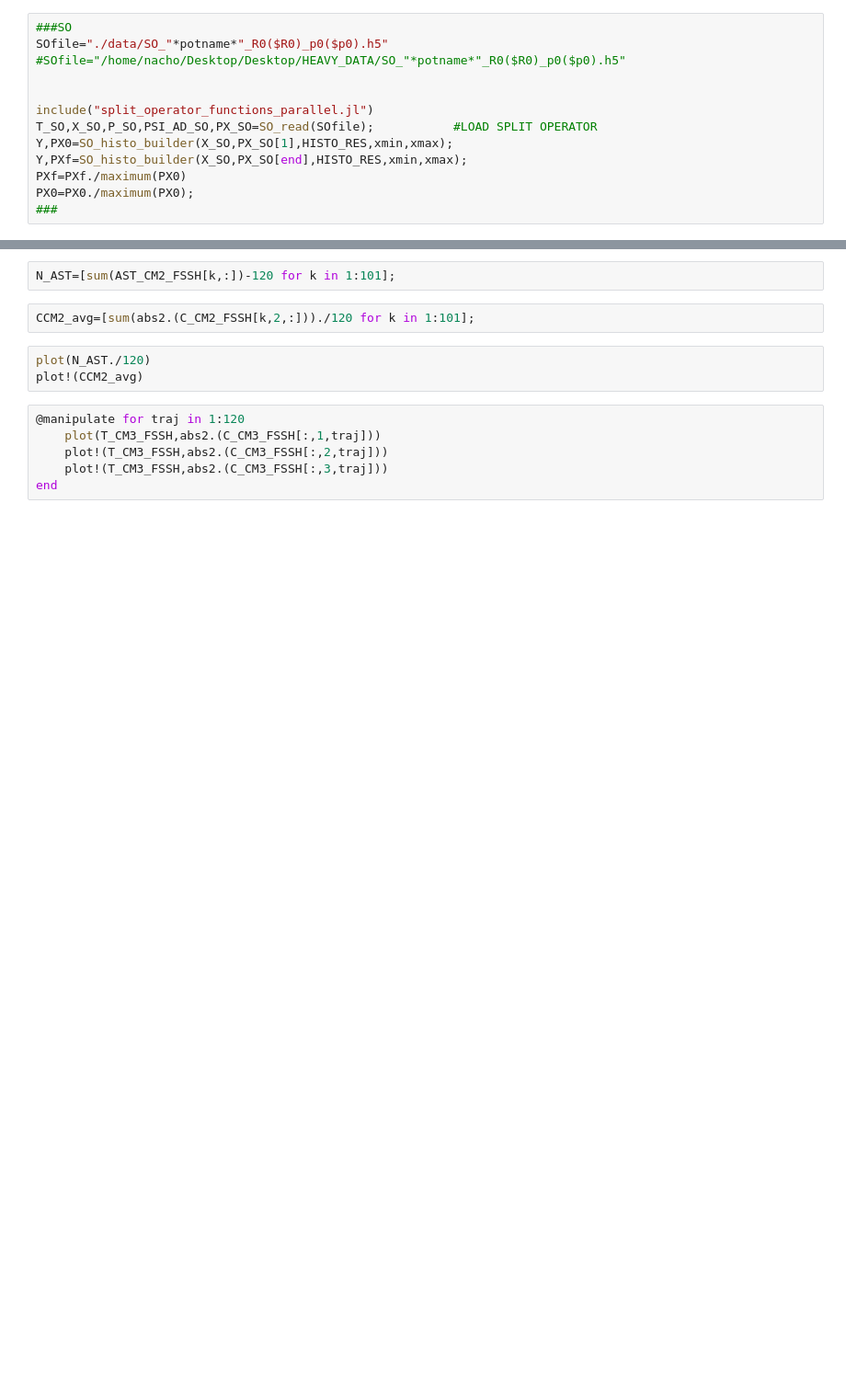
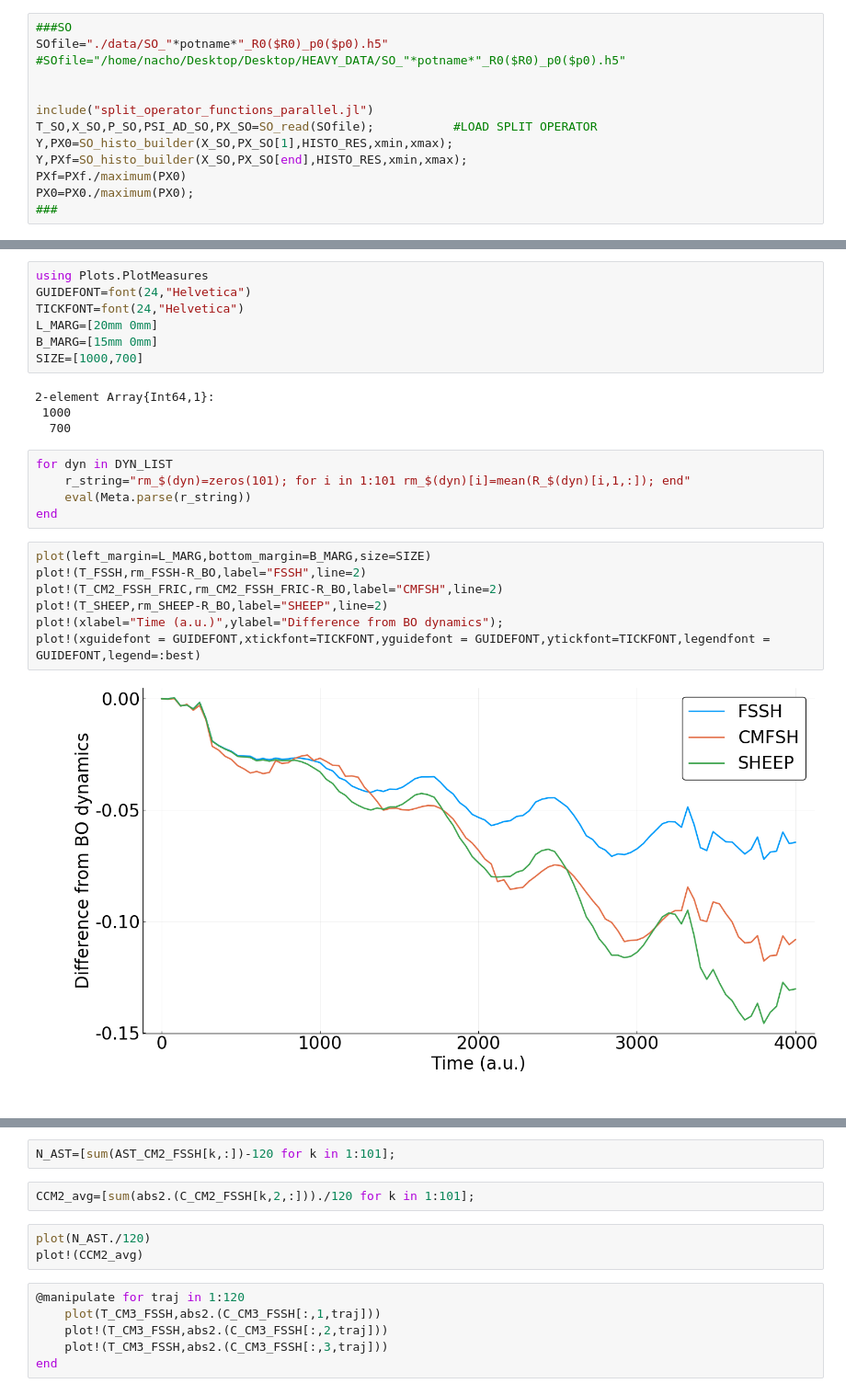
Before and after one commit to iloaiza/MQC, a Jupyter notebook: Data_treatment/DYNAMICS.ipynb, the cells around one changed output, grey strips where cells are left out. Shown at 92% size. Cells and saved outputs as stored; diff of their text form; blank space fills up the shorter version.

```diff
--- a/Data_treatment/DYNAMICS.ipynb
+++ b/Data_treatment/DYNAMICS.ipynb
@@ -58,0 +89,25 @@ println("Done!")
+# %%
+using Plots.PlotMeasures
+GUIDEFONT=font(24,"Helvetica")
+TICKFONT=font(24,"Helvetica")
+L_MARG=[20mm 0mm]
+B_MARG=[15mm 0mm]
+SIZE=[1000,700]
+# %% [output]
+2-element Array{Int64,1}:
+ 1000
+  700
+# %%
+for dyn in DYN_LIST
+    r_string="rm_$(dyn)=zeros(101); for i in 1:101 rm_$(dyn)[i]=mean(R_$(dyn)[i,1,:]); end"
+    eval(Meta.parse(r_string))
+end
+# %%
+plot(left_margin=L_MARG,bottom_margin=B_MARG,size=SIZE)
+plot!(T_FSSH,rm_FSSH-R_BO,label="FSSH",line=2)
+plot!(T_CM2_FSSH_FRIC,rm_CM2_FSSH_FRIC-R_BO,label="CMFSH",line=2)
+plot!(T_SHEEP,rm_SHEEP-R_BO,label="SHEEP",line=2)
+plot!(xlabel="Time (a.u.)",ylabel="Difference from BO dynamics");
+plot!(xguidefont = GUIDEFONT,xtickfont=TICKFONT,yguidefont = GUIDEFONT,ytickfont=TICKFONT,legendfont = GUIDEFONT,legend=:best)
+# %% [output]
+[figure, added]
```
Also changed, not shown: parts of 12 cells of this notebook, 10 other files.
